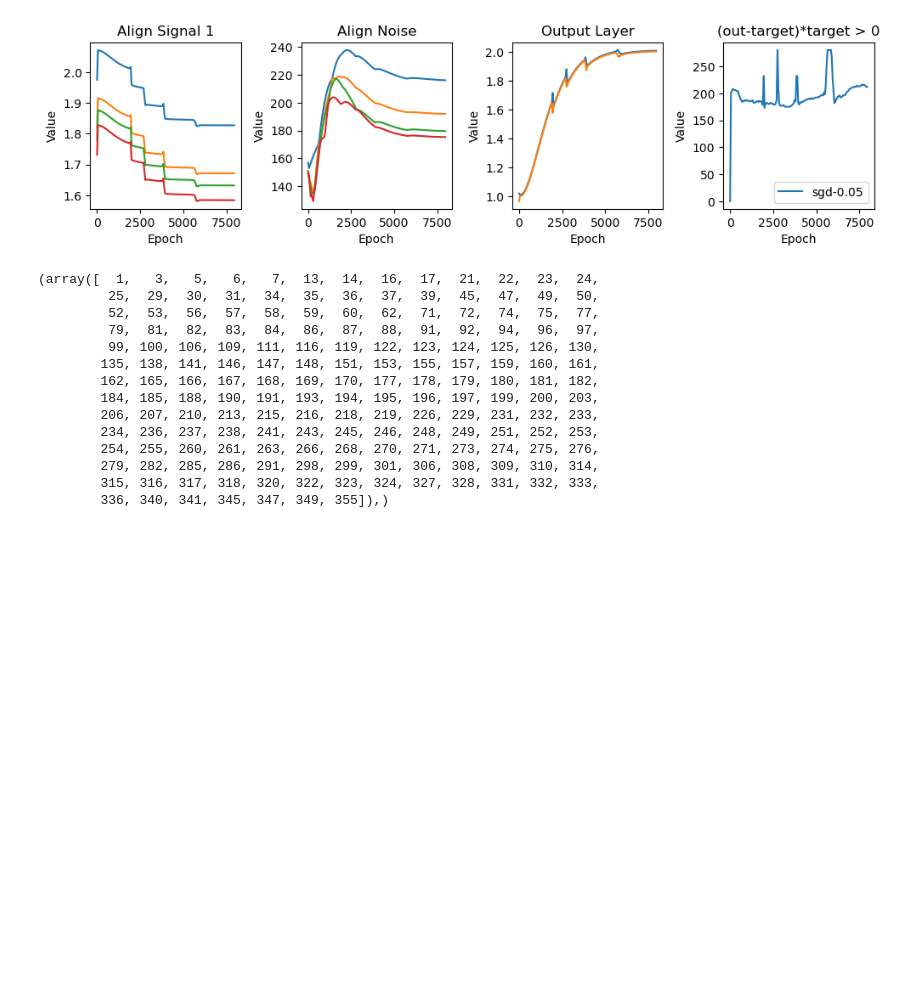
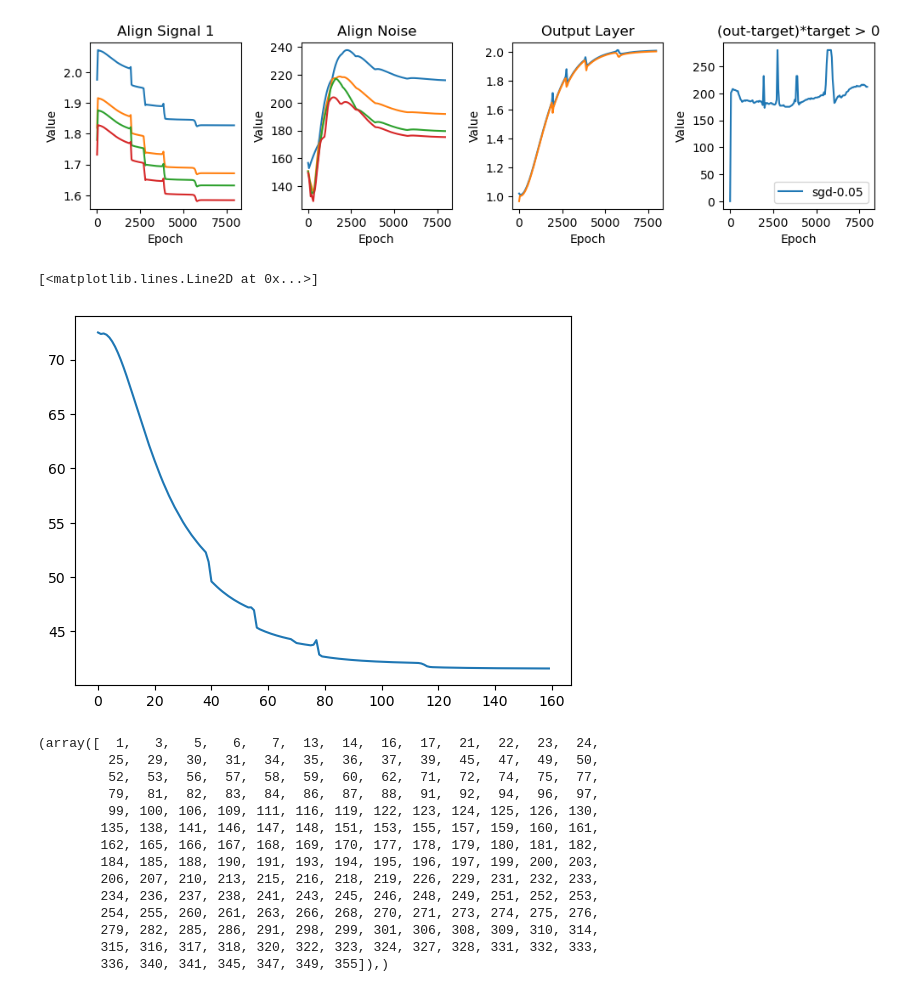
Before and after one commit to lucmonl/mlopt, a Jupyter notebook: notebook/edge_of_stability.ipynb, the cells around one changed output. Saved outputs shown, nothing was run; the diff lists cells and outputs as text; code cells hidden in the pictures; blank space fills up the shorter version.

```diff
--- a/notebook/edge_of_stability.ipynb
+++ b/notebook/edge_of_stability.ipynb
@@ -397,6 +397,12 @@ plot_figures_align(["sgd-0.05"], model_params, opt_params, signal_nums=1)
 # %% [output]
 results/multi-view/MSELoss/sgd/conv_with_last/nfilters_500/patch_dim_20/feat_dim_200/train_size_512/lr_0.012/moment_0/wd_0/batch_size_512/epoch_8000/run_0/
 [figure]
+# %%
+import matplotlib.pyplot as plt
+plt.plot([eigs[i] / (out_layer[i][0]+out_layer[i][1]) for i in range(len(eigs))])
+# %% [output]
+[<matplotlib.lines.Line2D at 0x...>]
+[figure, added]
 # %%
 np.where(model_output[37] > 0)
 # %% [output]
```
Also changed, not shown: parts of 20 cells of this notebook, 6 other files.
